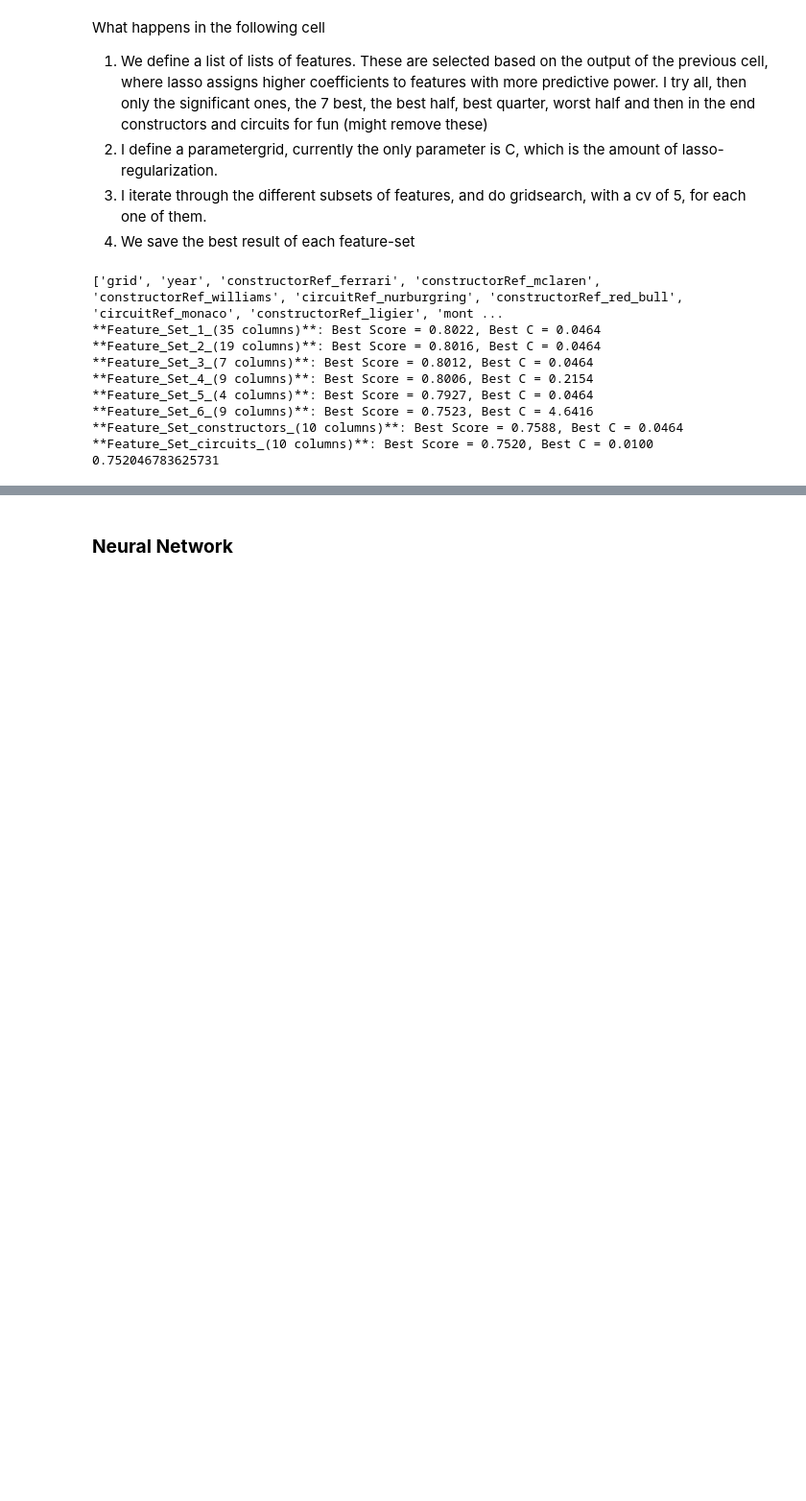
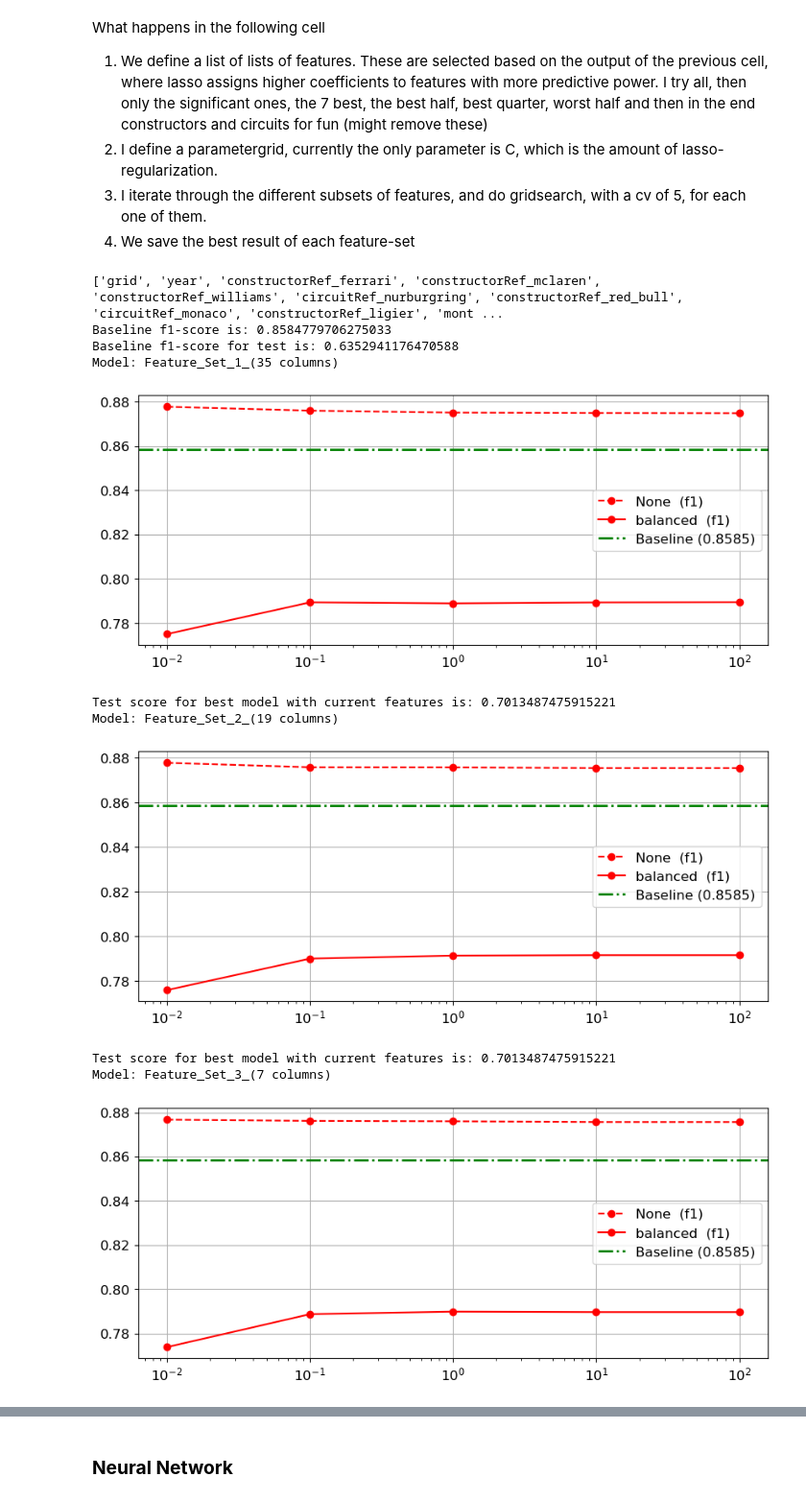
Before and after one commit to NilsHLund/f1-dnf-analysis, a Jupyter notebook: 41/code.ipynb, the cells around one changed output, grey strips where cells are left out. Shown: that part at 96% size. Cells and saved outputs as stored; diff of their text form; code cells hidden in the pictures; blank space fills up the shorter version.

Commit message:
Added utils to code.ipynb, added possibility of giving baseline for plots, almost finished logreg

```diff
--- a/41/code.ipynb
+++ b/41/code.ipynb
@@ -399,55 +501,71 @@ listsOfFeatures = [
     significantSorted[0:7],
     significantSorted[0:len(significantSorted)//2],
     significantSorted[0:len(significantSorted)//4],
-    significantSorted[len(significantSorted)//2:-1],
-    [s for s in X_train.columns if 'constructorRef' in s],
-    [s for s in X_train.columns if 'circuitRef' in s],
+    significantSorted[len(significantSorted)//2:-1]
 ]
 
 param_grid = {
-    'model__C' : np.logspace(-2, 2, 7),
+    'model__C' : np.logspace(-2, 2, 5),
+    'model__class_weight': [None, 'balanced'],
 }
 
 
 pipe = Pipeline([
     ("scaler", StandardScaler()),
-    ("model", LogisticRegression(max_iter=1000, solver='liblinear', penalty='l1', random_state=random_seed))
+    ("model", LogisticRegression(solver='liblinear', penalty='l1', random_state=random_seed))
 ])
 
 
 results = {}
 
+#Finding baseline
+baseLinePredictions = np.ones_like(y_train)
+f1Baseline = f1_score(y_train, baseLinePredictions)
+print(f"Baseline f1-score is: {f1Baseline}")
+
+baseLinePredictionsTest = np.ones_like(y_test)
+f1BaselineTest = f1_score(y_test, baseLinePredictionsTest)
+print(f"Baseline f1-score for test is: {f1BaselineTest}")
+
 for i, features in enumerate(listsOfFeatures):
     X_train_iter = X_train[features]
-    grid = GridSearchCV(pipe, param_grid=param_grid, cv=5)
-    if i == 6:
-        key = f"Feature_Set_constructors_({len(features)} columns)"
-    elif i == 7:
-        key = f"Feature_Set_circuits_({len(features)} columns)"
-    else:
-        key = f"Feature_Set_{i+1}_({len(features)} columns)"
+    X_test_iter = X_test[features]
+    grid = GridSearchCV(pipe, param_grid=param_grid, cv=5, scoring='f1')
+    key = f"Feature_Set_{i+1}_({len(features)} columns)"
     grid.fit(X_train_iter, y_train)
+
+    print(F"Model: {key}")
+
+    logreg_result = unpack_gridsearch(grid)
+    plot_grid_result(logreg_result, baseline=f1Baseline)
+
+    y_hat = grid.predict(X_test_iter)
+
+    test_score = f1_score(y_test, y_hat)
+
+
+    print(f"Test score for best model with current features is: {test_score}")
 
 
     #Storing results
     results[key] = {
         'best_score': grid.best_score_,
         'best_params': grid.best_params_,
         'features_used': features
     }
 
+
 for key, res in results.items():
     print(f"**{key}**: Best Score = {res['best_score']:.4f}, Best C = {res['best_params']['model__C']:.4f}")
-
-print(sum(y_train)/len(y_train))
 # %% [output]
 ['grid', 'year', 'constructorRef_ferrari', 'constructorRef_mclaren', 'constructorRef_williams', 'circuitRef_nurburgring', 'constructorRef_red_bull', 'circuitRef_monaco', 'constructorRef_ligier', 'mont ...
-**Feature_Set_1_(35 columns)**: Best Score = 0.8022, Best C = 0.0464
-**Feature_Set_2_(19 columns)**: Best Score = 0.8016, Best C = 0.0464
-**Feature_Set_3_(7 columns)**: Best Score = 0.8012, Best C = 0.0464
-**Feature_Set_4_(9 columns)**: Best Score = 0.8006, Best C = 0.2154
-**Feature_Set_5_(4 columns)**: Best Score = 0.7927, Best C = 0.0464
-**Feature_Set_6_(9 columns)**: Best Score = 0.7523, Best C = 4.6416
-**Feature_Set_constructors_(10 columns)**: Best Score = 0.7588, Best C = 0.0464
-**Feature_Set_circuits_(10 columns)**: Best Score = 0.7520, Best C = 0.0100
-0.752046783625731
+Baseline f1-score is: 0.8584779706275033
+Baseline f1-score for test is: 0.6352941176470588
+Model: Feature_Set_1_(35 columns)
+[figure, added]
+Test score for best model with current features is: 0.7013487475915221
+Model: Feature_Set_2_(19 columns)
+[figure, added]
+Test score for best model with current features is: 0.7013487475915221
+Model: Feature_Set_3_(7 columns)
+[figure, added]
```
Also changed, not shown: parts of 9 cells of this notebook.
